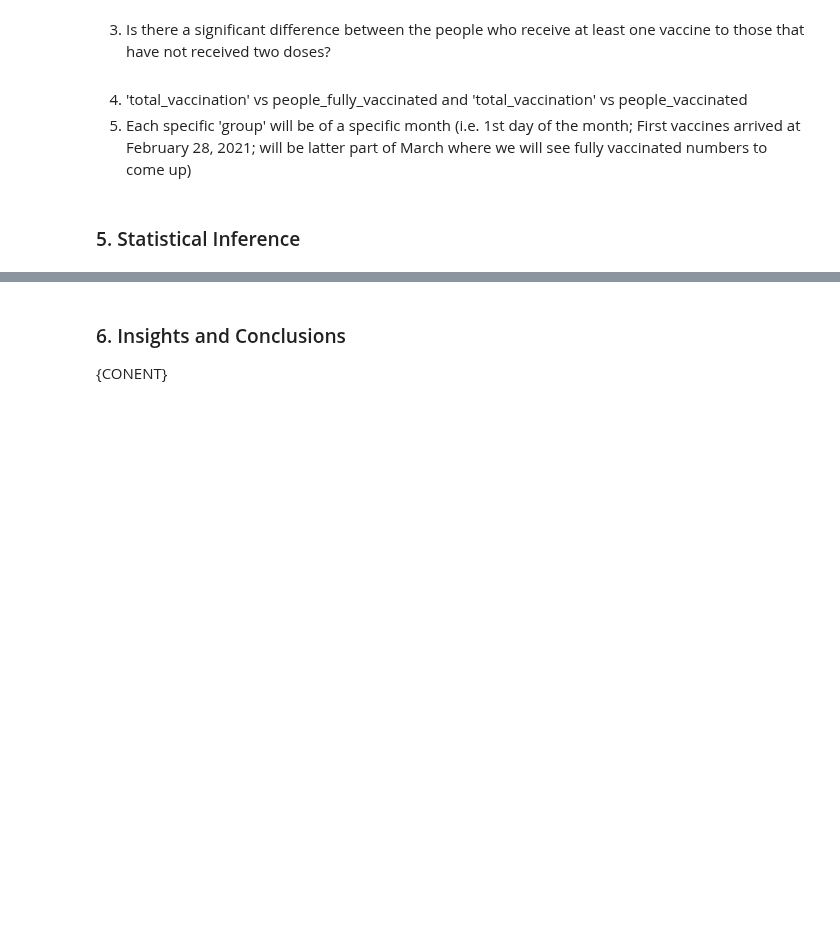
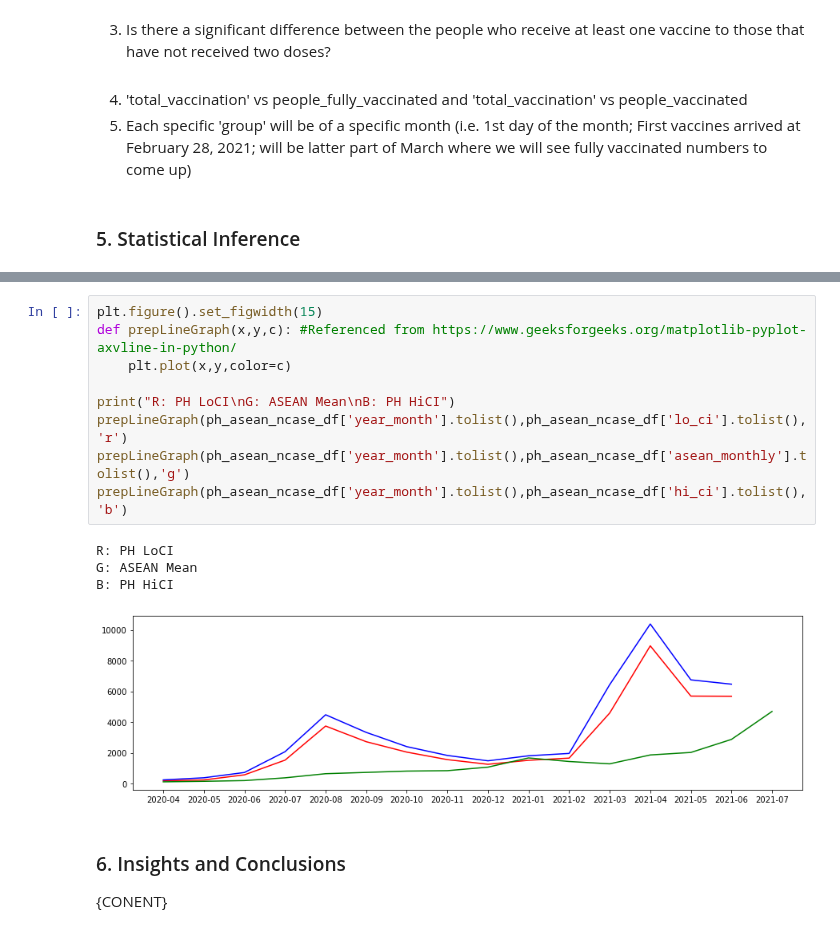
Before and after one commit to jm55/CSMODEL, a Jupyter notebook: COVID-19/COVID_Notebook.ipynb, the cells around one changed output, grey strips where cells are left out. Drawn from its saved outputs; the diff is of its cells as text; blank space fills up the shorter version.

```diff
--- a/COVID-19/COVID_Notebook.ipynb
+++ b/COVID-19/COVID_Notebook.ipynb
@@ -456,3 +444,17 @@ $H_A=$
+# %%
+plt.figure().set_figwidth(15)
+def prepLineGraph(x,y,c): #Referenced from https://www.geeksforgeeks.org/matplotlib-pyplot-axvline-in-python/
+    plt.plot(x,y,color=c)
+
+print("R: PH LoCI\nG: ASEAN Mean\nB: PH HiCI")
+prepLineGraph(ph_asean_ncase_df['year_month'].tolist(),ph_asean_ncase_df['lo_ci'].tolist(),'r')
+prepLineGraph(ph_asean_ncase_df['year_month'].tolist(),ph_asean_ncase_df['asean_monthly'].tolist(),'g')
+prepLineGraph(ph_asean_ncase_df['year_month'].tolist(),ph_asean_ncase_df['hi_ci'].tolist(),'b')
+# %% [output]
+R: PH LoCI
+G: ASEAN Mean
+B: PH HiCI
+[figure, added]
 # %% [markdown]
 ### 6. Insights and Conclusions
 
```
Also changed, not shown: parts of 12 cells of this notebook.
